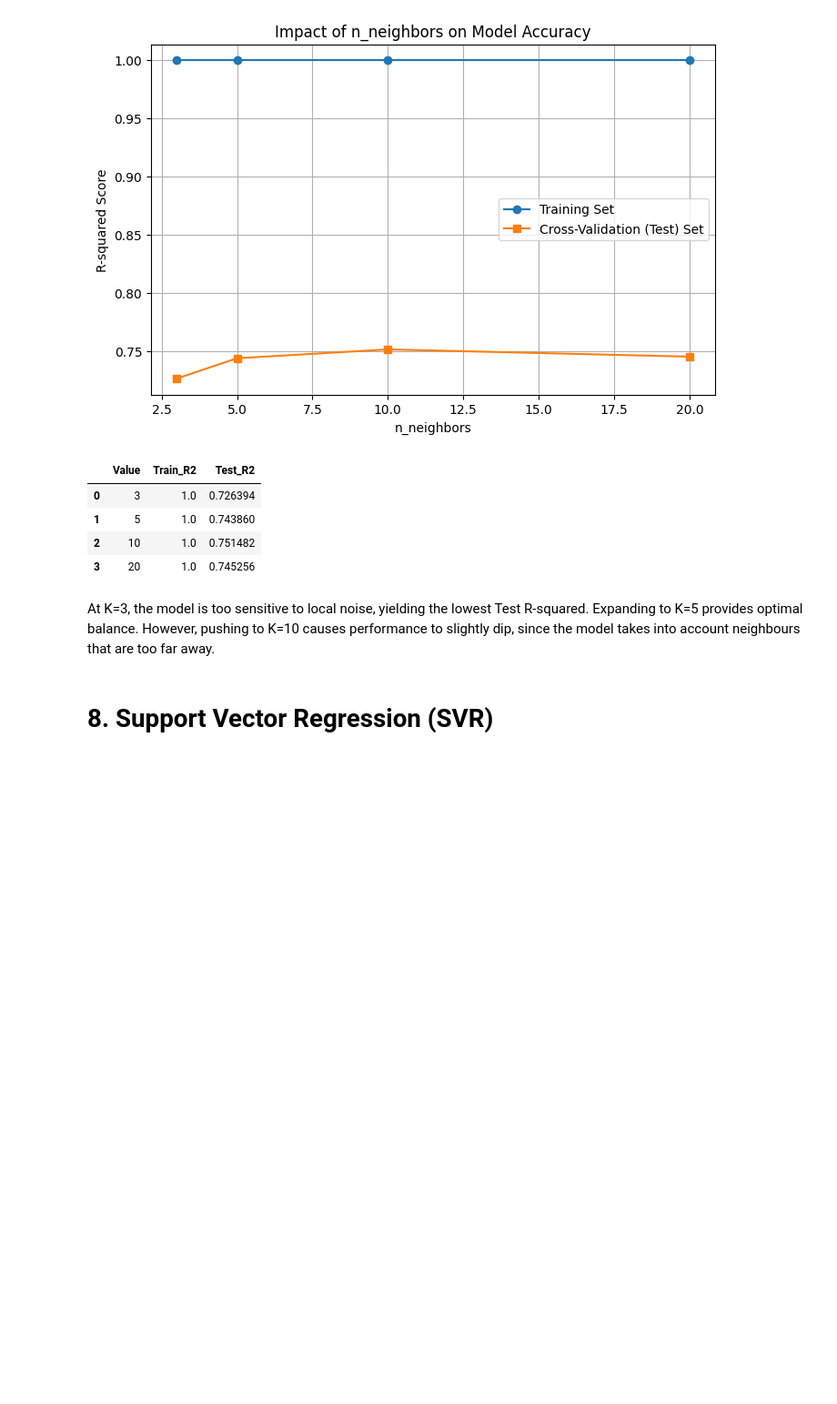
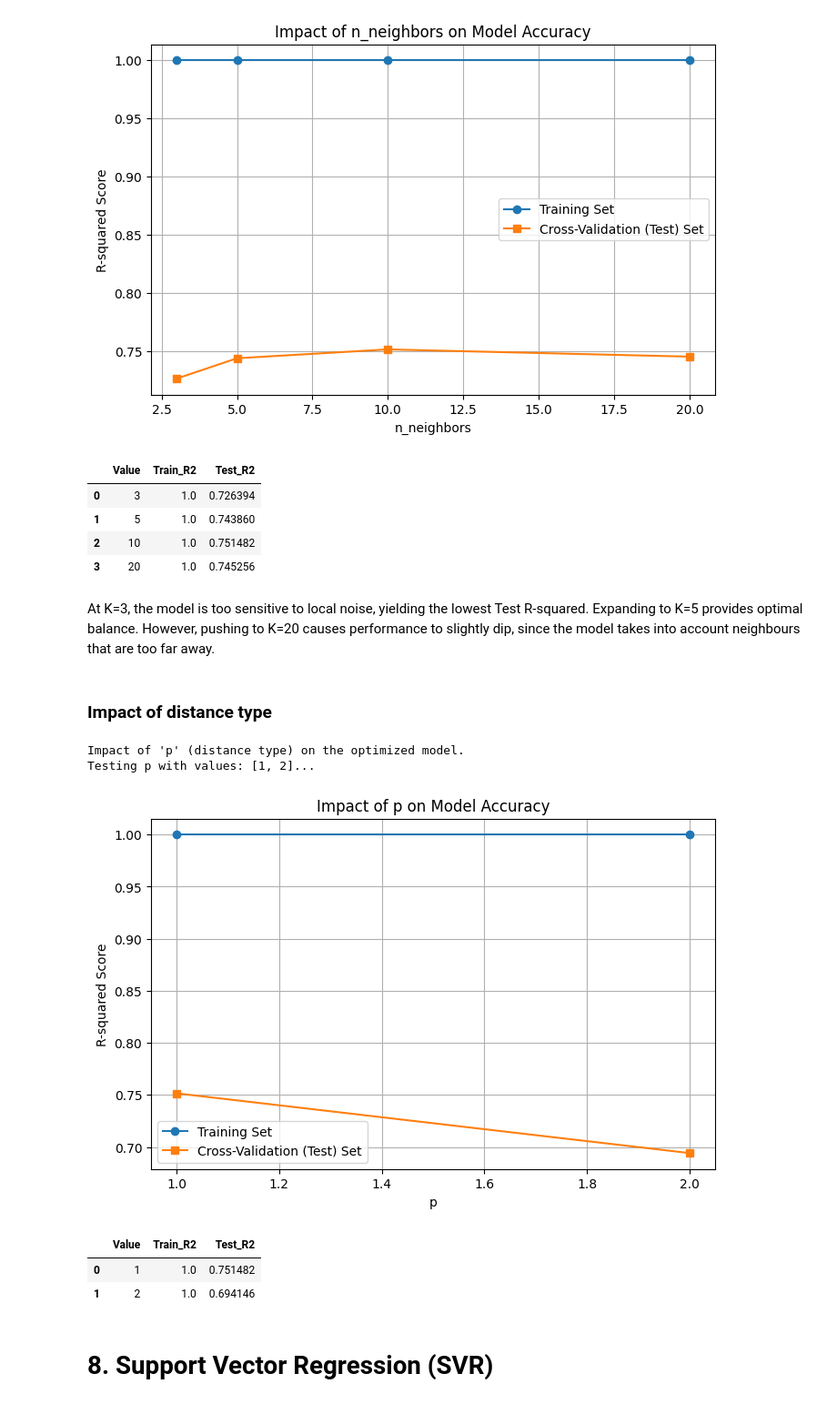
Before and after one commit to Projekty-IiE/NeuralEnjoyers, a Jupyter notebook: ML_Regression/ML_Regression.ipynb, the cells around one changed output. Shown at 91% size. Drawn from its saved outputs; the diff is of its cells as text; code cells hidden in the pictures; blank space fills up the shorter version.

```diff
--- a/ML_Regression/ML_Regression.ipynb
+++ b/ML_Regression/ML_Regression.ipynb
@@ -852,7 +806,28 @@ Testing n_neighbors with values: [3, 5, 10, 20]...
 | 2 | 10 | 1.0 | 0.751482 |
 | 3 | 20 | 1.0 | 0.745256 |
 # %% [markdown]
-At K=3, the model is too sensitive to local noise, yielding the lowest Test R-squared. Expanding to K=5 provides optimal balance. However, pushing to K=10 causes performance to slightly dip, since the model takes into account neighbours that are too far away.
+At K=3, the model is too sensitive to local noise, yielding the lowest Test R-squared. Expanding to K=5 provides optimal balance. However, pushing to K=20 causes performance to slightly dip, since the model takes into account neighbours that are too far away.
+# %% [markdown]
+### Impact of distance type
+# %%
+print("Impact of 'p' (distance type) on the optimized model.")
+
+knn_results = run_sklearn_experiment(
+    model=best_knn_model,
+    param_name='p',
+    param_values=[1, 2],
+    X_train=X_train_scaled,
+    y_train=y_train
+)
+
+display(knn_results)
+# %% [output]
+Impact of 'p' (distance type) on the optimized model.
+Testing p with values: [1, 2]...
+[figure, added]
+|  | Value | Train_R2 | Test_R2 |
+| 0 | 1 | 1.0 | 0.751482 |
+| 1 | 2 | 1.0 | 0.694146 |
 # %% [markdown]
 # <a id="sekcja-svr"></a>8. Support Vector Regression (SVR)
 # %% [markdown]
```
Also changed, not shown: parts of 7 cells of this notebook.
